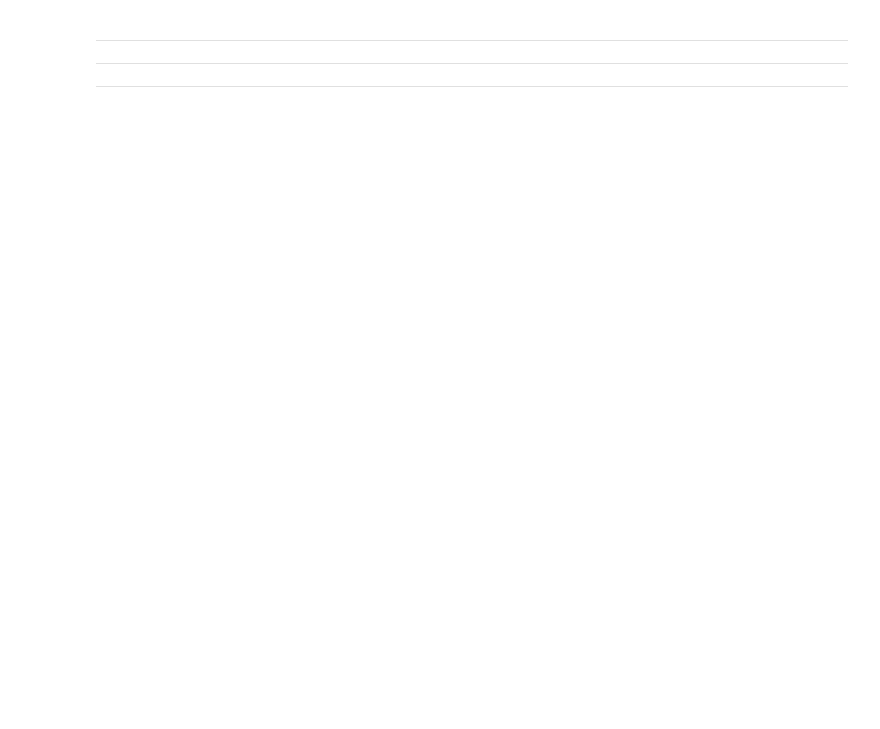
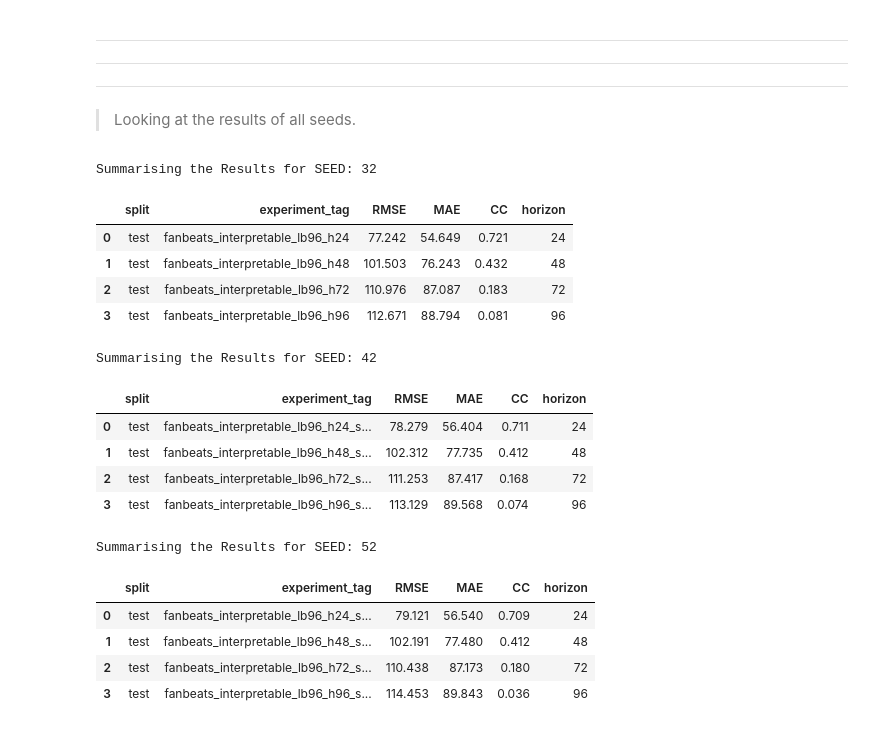
Before and after one commit to DanishAbbasBaloch/FANBEATS, a Jupyter notebook: notebooks/fanbeats_main.ipynb, the cells around one changed output. Saved outputs shown, nothing was run; the diff lists cells and outputs as text; code cells hidden in the pictures; blank space fills up the shorter version.

```diff
--- a/notebooks/fanbeats_main.ipynb
+++ b/notebooks/fanbeats_main.ipynb
@@ -328,3 +329,63 @@ print(summary_df)
 ---
 ---
 ---
+# %% [markdown]
+> Looking at the results of all seeds.
+# %%
+import pandas as pd
+from pathlib import Path
+
+def summarize_metrics(current_seed = 32, metrics_dir="../outputs/metrics", horizons=(24, 48, 72, 96)):
+    metrics_dir = Path(metrics_dir)
+    dfs = []
+
+    for h in horizons:
+        if current_seed == 32:
+            file_path = metrics_dir / f"metrics_test_fanbeats_{MODE}_lb96_h{h}.csv"
+        else:
+            file_path = metrics_dir / f"metrics_test_fanbeats_{MODE}_lb96_h{h}_seed{current_seed}.csv"
+        if file_path.exists():
+            df = pd.read_csv(file_path)
+            df["horizon"] = h
+            dfs.append(df)
+        else:
+            print(f"Warning: metrics file missing for horizon {h} -> {file_path}")
+
+    if not dfs:
+        raise FileNotFoundError("No metrics files found for the given horizons.")
+
+    summary = pd.concat(dfs, ignore_index=True)
+
+    for col in ["RMSE", "MAE", "CC"]:
+        if col in summary.columns:
+            summary[col] = summary[col].astype(float).round(3)
+
+    return summary
+
+#######
+
+for current_seed in [32, 42, 52]:
+    print(f"Summarising the Results for SEED: {current_seed}")
+
+    summary_df = summarize_metrics(current_seed = current_seed)
+
+    display(summary_df)
+# %% [output]
+Summarising the Results for SEED: 32
+|  | split | experiment_tag | RMSE | MAE | CC | horizon |
+| 0 | test | fanbeats_interpretable_lb96_h24 | 77.242 | 54.649 | 0.721 | 24 |
+| 1 | test | fanbeats_interpretable_lb96_h48 | 101.503 | 76.243 | 0.432 | 48 |
+| 2 | test | fanbeats_interpretable_lb96_h72 | 110.976 | 87.087 | 0.183 | 72 |
+| 3 | test | fanbeats_interpretable_lb96_h96 | 112.671 | 88.794 | 0.081 | 96 |
+Summarising the Results for SEED: 42
+|  | split | experiment_tag | RMSE | MAE | CC | horizon |
+| 0 | test | fanbeats_interpretable_lb96_h24_s... | 78.279 | 56.404 | 0.711 | 24 |
+| 1 | test | fanbeats_interpretable_lb96_h48_s... | 102.312 | 77.735 | 0.412 | 48 |
+| 2 | test | fanbeats_interpretable_lb96_h72_s... | 111.253 | 87.417 | 0.168 | 72 |
+| 3 | test | fanbeats_interpretable_lb96_h96_s... | 113.129 | 89.568 | 0.074 | 96 |
+Summarising the Results for SEED: 52
+|  | split | experiment_tag | RMSE | MAE | CC | horizon |
+| 0 | test | fanbeats_interpretable_lb96_h24_s... | 79.121 | 56.540 | 0.709 | 24 |
+| 1 | test | fanbeats_interpretable_lb96_h48_s... | 102.191 | 77.480 | 0.412 | 48 |
+| 2 | test | fanbeats_interpretable_lb96_h72_s... | 110.438 | 87.173 | 0.180 | 72 |
+| 3 | test | fanbeats_interpretable_lb96_h96_s... | 114.453 | 89.843 | 0.036 | 96 |
```
Also changed, not shown: parts of 7 cells of this notebook, 33 other files.
